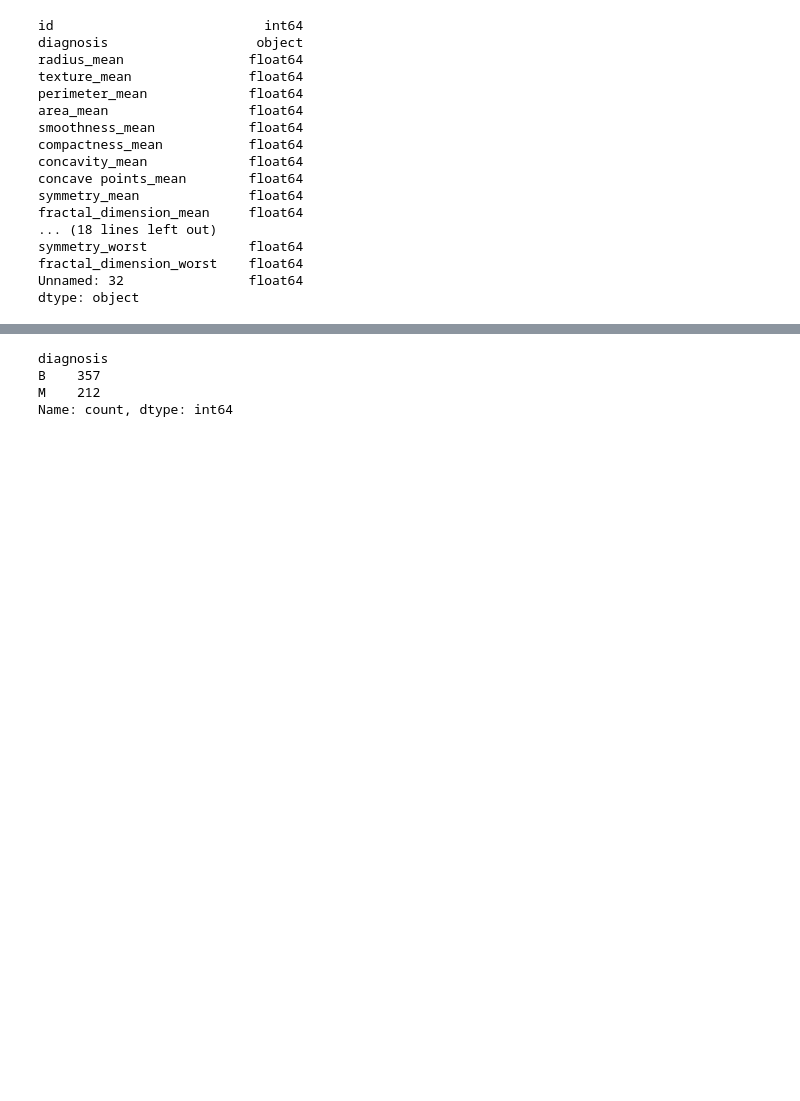
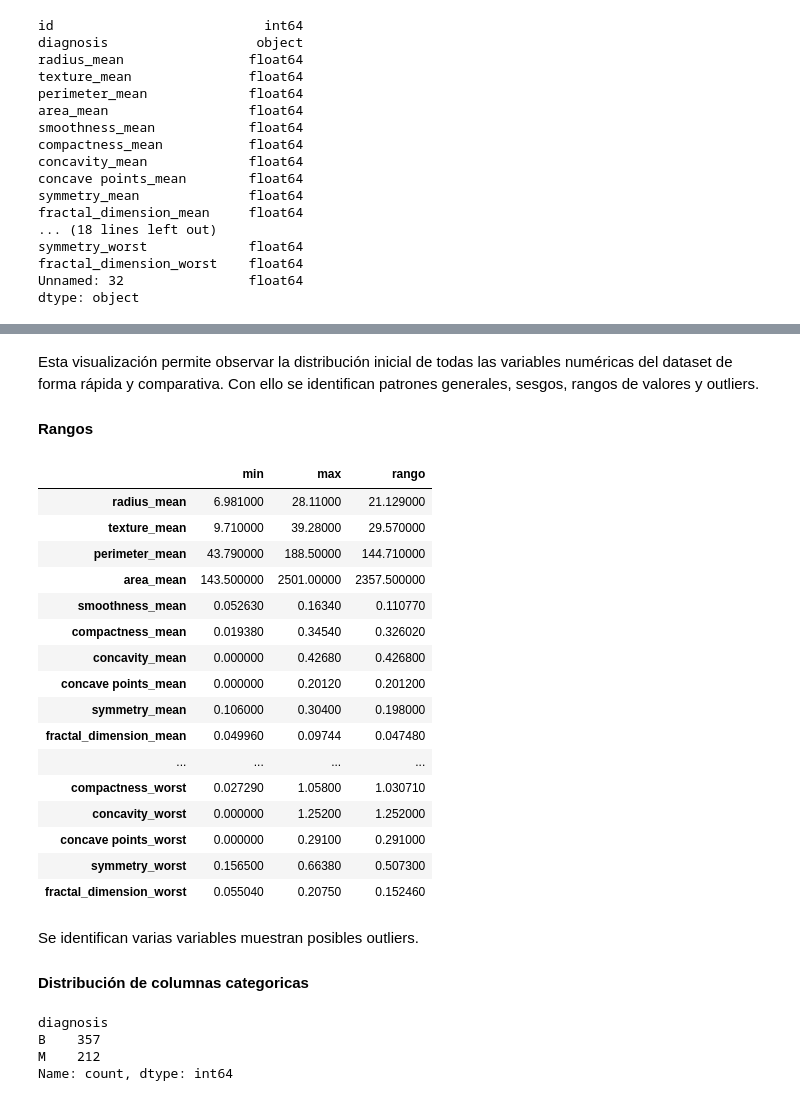
Before and after one commit to Kamimy1/Breast-Cancer-EDA, a Jupyter notebook: notebooks/eda.ipynb, the cells around one changed output, grey strips where cells are left out. Saved outputs shown, nothing was run; the diff lists cells and outputs as text; code cells hidden in the pictures; blank space fills up the shorter version.

```diff
--- a/notebooks/eda.ipynb
+++ b/notebooks/eda.ipynb
@@ -156,3 +195,38 @@ El grafico presenta una distribución asimetrica, con presencia de valores altos
+# %% [markdown]
+Esta visualización permite observar la distribución inicial de todas las variables numéricas del dataset de forma rápida y comparativa.
+Con ello se identifican patrones generales, sesgos, rangos de valores y outliers.
+
+#### Rangos
+# %%
+rangos = pd.DataFrame({
+    "min": numericas.min(),
+    "max": numericas.max(),
+    "rango": numericas.max() - numericas.min()
+})
+display(rangos)
+# %% [output]
+|  | min | max | rango |
+| radius_mean | 6.981000 | 28.11000 | 21.129000 |
+| texture_mean | 9.710000 | 39.28000 | 29.570000 |
+| perimeter_mean | 43.790000 | 188.50000 | 144.710000 |
+| area_mean | 143.500000 | 2501.00000 | 2357.500000 |
+| smoothness_mean | 0.052630 | 0.16340 | 0.110770 |
+| compactness_mean | 0.019380 | 0.34540 | 0.326020 |
+| concavity_mean | 0.000000 | 0.42680 | 0.426800 |
+| concave points_mean | 0.000000 | 0.20120 | 0.201200 |
+| symmetry_mean | 0.106000 | 0.30400 | 0.198000 |
+| fractal_dimension_mean | 0.049960 | 0.09744 | 0.047480 |
+| ... | ... | ... | ... |
+| compactness_worst | 0.027290 | 1.05800 | 1.030710 |
+| concavity_worst | 0.000000 | 1.25200 | 1.252000 |
+| concave points_worst | 0.000000 | 0.29100 | 0.291000 |
+| symmetry_worst | 0.156500 | 0.66380 | 0.507300 |
+| fractal_dimension_worst | 0.055040 | 0.20750 | 0.152460 |
+# %% [markdown]
+Se identifican varias variables muestran posibles outliers.
+
+
+#### Distribución de columnas categoricas
 # %%
 df['diagnosis'].value_counts()
 # %% [output]
```
Also changed, not shown: parts of 6 cells of this notebook.
